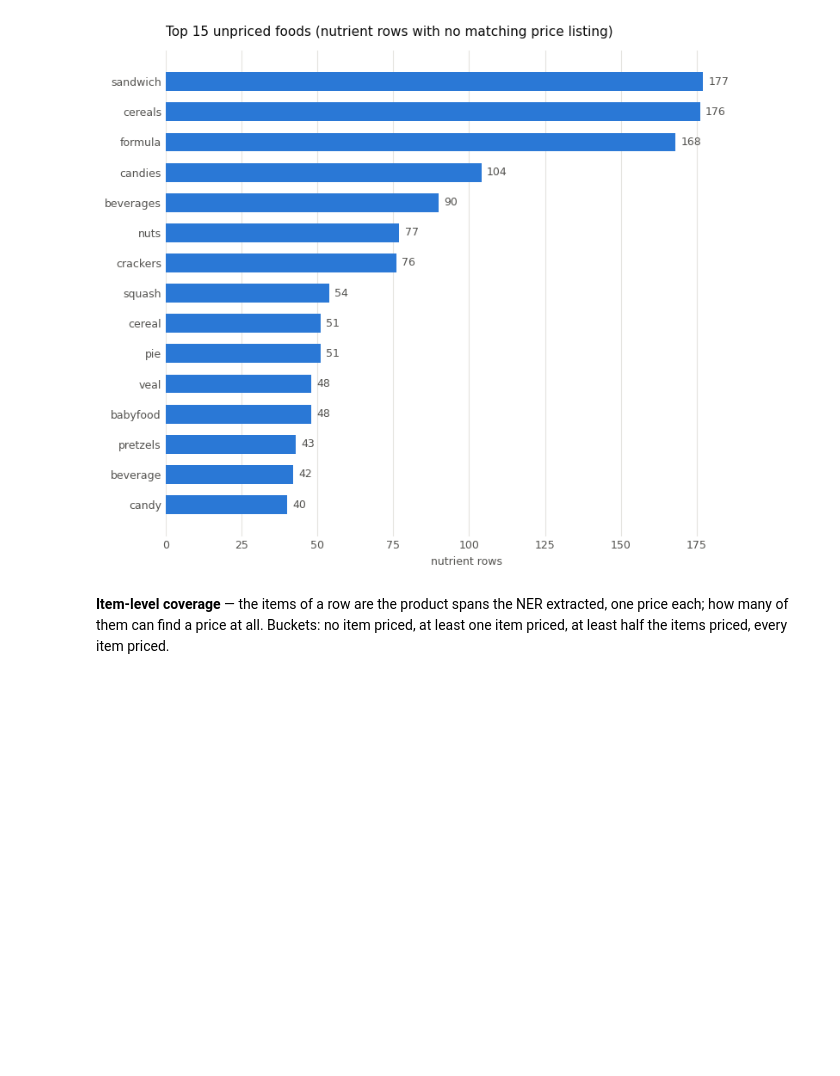
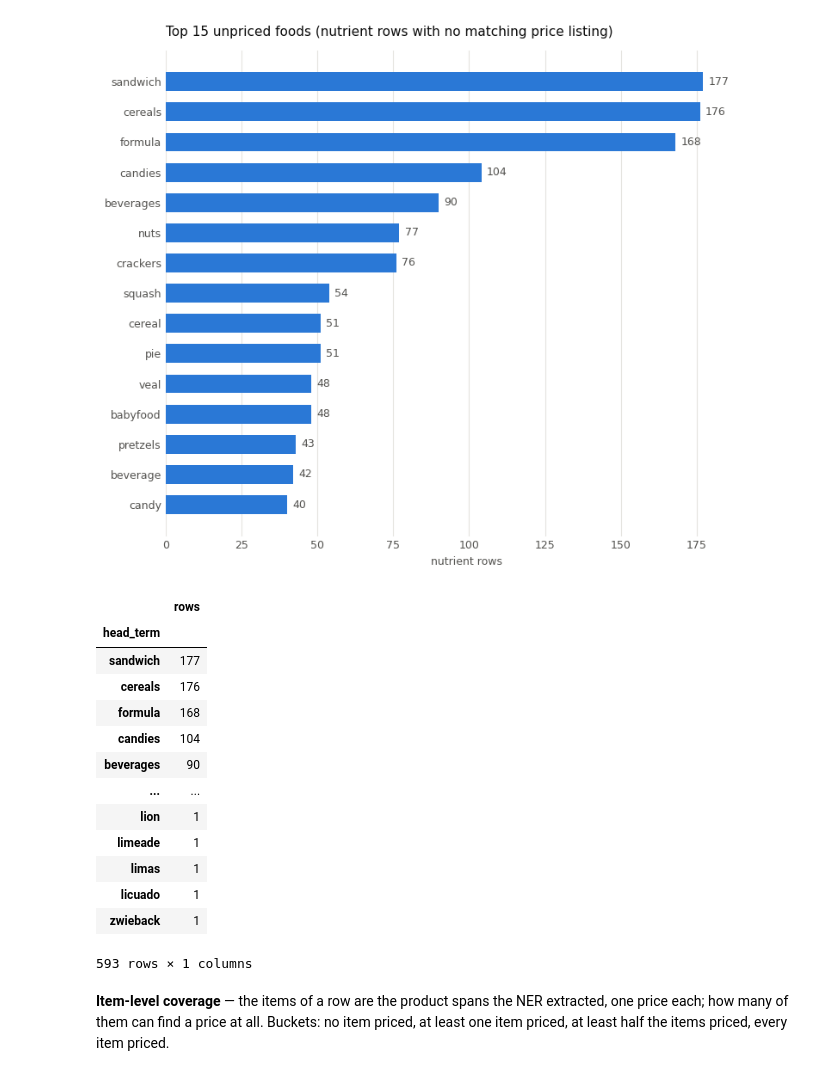
Before and after one commit to 2na3k/Workshop-Project-Submission-2026-10-10-AIS, a Jupyter notebook: SystemCode/remy/data-crawler/src/data_crawler/process_price.ipynb, the cells around one changed output. Saved outputs shown, nothing was run; the diff lists cells and outputs as text; code cells hidden in the pictures; blank space fills up the shorter version.

```diff
--- a/SystemCode/remy/data-crawler/src/data_crawler/process_price.ipynb
+++ b/SystemCode/remy/data-crawler/src/data_crawler/process_price.ipynb
@@ -683,3 +678,20 @@ fig.tight_layout()
 plt.show()
 # %% [output]
 [figure]
+# %%
+unmatched_terms
+# %% [output]
+|  | rows |
+| head_term |  |
+| sandwich | 177 |
+| cereals | 176 |
+| formula | 168 |
+| candies | 104 |
+| beverages | 90 |
+| ... | ... |
+| lion | 1 |
+| limeade | 1 |
+| limas | 1 |
+| licuado | 1 |
+| zwieback | 1 |
+593 rows × 1 columns
```
Also changed, not shown: parts of 7 cells of this notebook, 2 other files.
